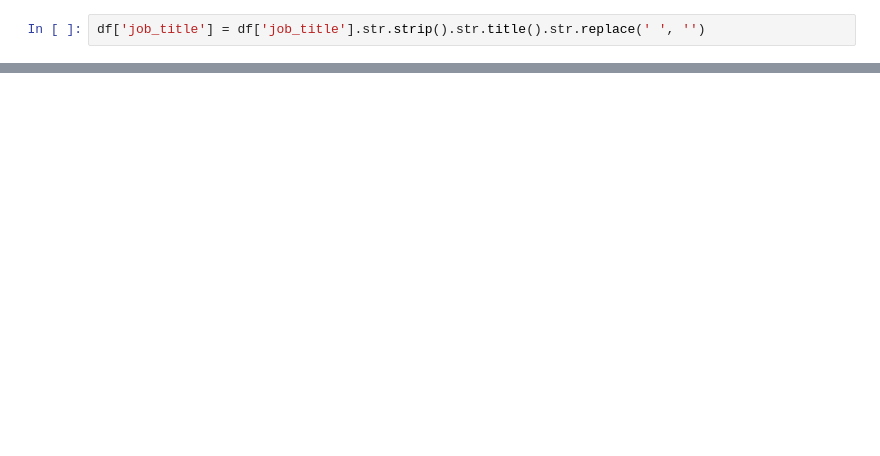
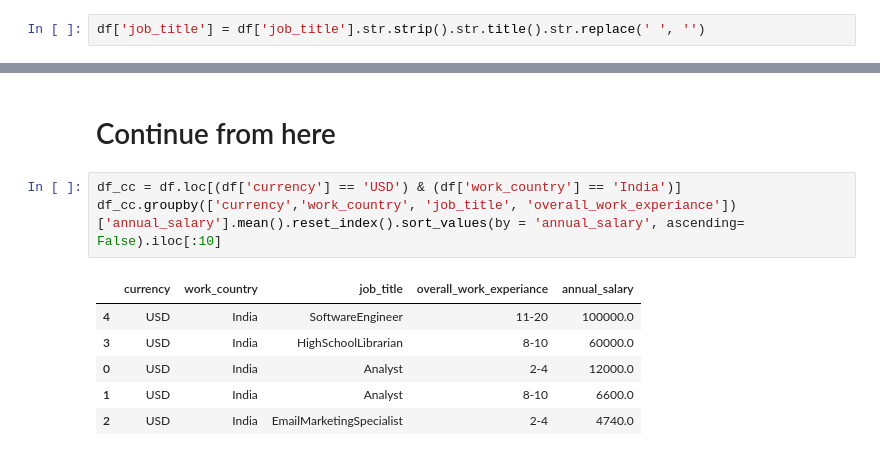
Before and after one commit to BhaskarMishra05/Data, a Jupyter notebook: src/Notebook/change.ipynb, the cells around one changed output, grey strips where cells are left out. Drawn from its saved outputs; the diff is of its cells as text; blank space fills up the shorter version.

```diff
--- a/src/Notebook/change.ipynb
+++ b/src/Notebook/change.ipynb
@@ -973 +1001,13 @@ df['job_title'] = df['job_title'].str.strip().str.title().str.replace(' ', '')
+# %% [markdown]
+# Continue from here
+# %%
+df_cc = df.loc[(df['currency'] == 'USD') & (df['work_country'] == 'India')]
+df_cc.groupby(['currency','work_country', 'job_title', 'overall_work_experiance'])['annual_salary'].mean().reset_index().sort_values(by = 'annual_salary', ascending= False).iloc[:10]
+# %% [output]
+|  | currency | work_country | job_title | overall_work_experiance | annual_salary |
+| 4 | USD | India | SoftwareEngineer | 11-20 | 100000.0 |
+| 3 | USD | India | HighSchoolLibrarian | 8-10 | 60000.0 |
+| 0 | USD | India | Analyst | 2-4 | 12000.0 |
+| 1 | USD | India | Analyst | 8-10 | 6600.0 |
+| 2 | USD | India | EmailMarketingSpecialist | 2-4 | 4740.0 |
 # %%
```
Also changed, not shown: parts of 5 cells of this notebook.
